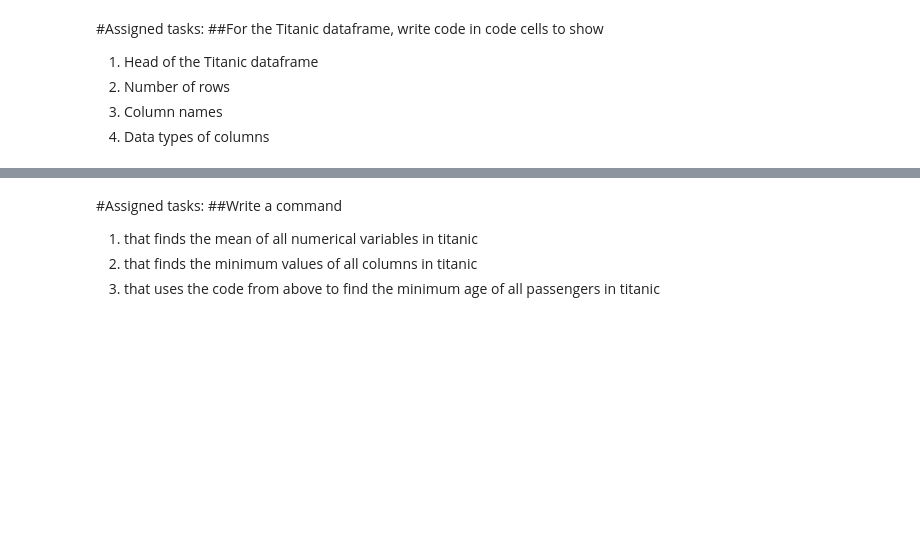
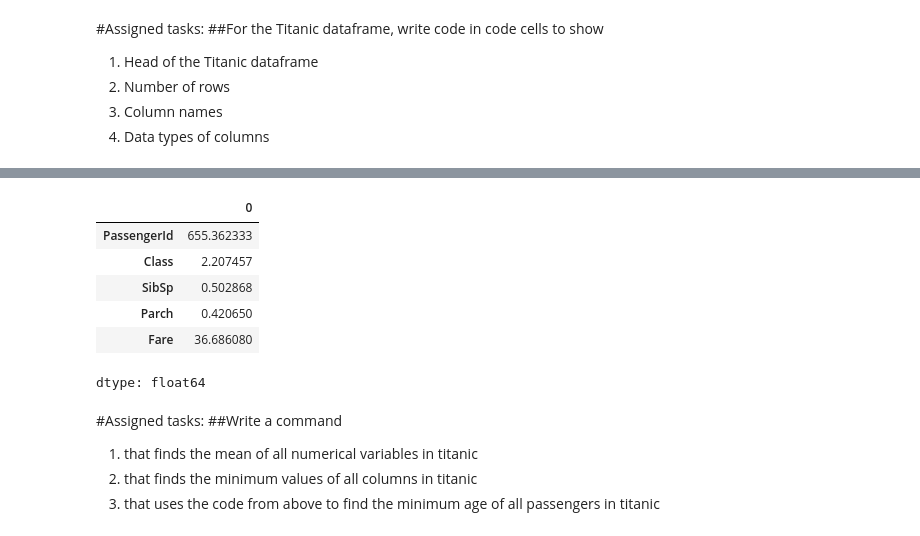
Before and after one commit to MadmanMarble/GLAP, a Jupyter notebook: Assignment_3_part_1.ipynb, the cells around one changed output, grey strips where cells are left out. Saved outputs shown, nothing was run; the diff lists cells and outputs as text; code cells hidden in the pictures; blank space fills up the shorter version.

```diff
--- a/Assignment_3_part_1.ipynb
+++ b/Assignment_3_part_1.ipynb
@@ -13,0 +69,11 @@ df = pd.read_csv("https://gist.githubusercontent.com/DariaAlekseeva/299611a0daa6
+# %%
+# the mean for each of these codes
+df.mean(numeric_only=True)
+# %% [output]
+|  | 0 |
+| PassengerId | 655.362333 |
+| Class | 2.207457 |
+| SibSp | 0.502868 |
+| Parch | 0.420650 |
+| Fare | 36.686080 |
+dtype: float64
```
Also changed, not shown: parts of 10 cells of this notebook.
